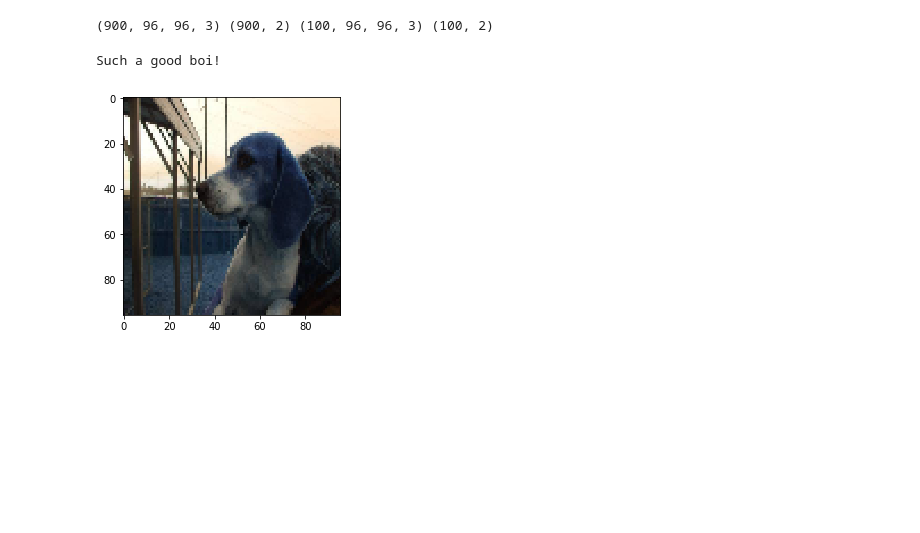
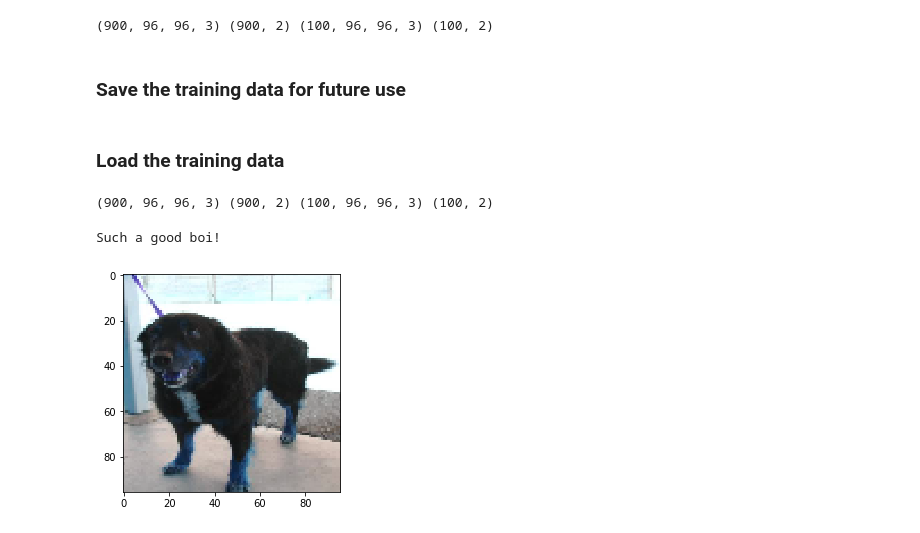
Before and after one commit to hasibzunair/whats-image-classifcation-really, a Jupyter notebook: workshop.ipynb, the cells around one changed output. Saved outputs shown, nothing was run; the diff lists cells and outputs as text; code cells hidden in the pictures; blank space fills up the shorter version.

```diff
--- a/workshop.ipynb
+++ b/workshop.ipynb
@@ -87,3 +98,5 @@ x_train, x_test, y_train, y_test = train_test_split(training_images, training_la
 print(x_train.shape, y_train.shape, x_test.shape, y_test.shape)
 # %% [output]
 (900, 96, 96, 3) (900, 2) (100, 96, 96, 3) (100, 2)
+# %% [markdown]
+### Save the training data for future use
@@ -90,6 +108,17 @@ print(x_train.shape, y_train.shape, x_test.shape, y_test.shape)
+# %% [markdown]
+### Load the training data
+# %%
+x_train = np.load("x_train.npy")
+x_test = np.load("x_test.npy")
+y_train = np.load("y_train.npy")
+y_test = np.load("y_test.npy")
+
+print(x_train.shape, y_train.shape, x_test.shape, y_test.shape)
+# %% [output]
+(900, 96, 96, 3) (900, 2) (100, 96, 96, 3) (100, 2)
 # %%
-plt.imshow(x_train[500])
+plt.imshow(x_train[502])
 print("Such a good boi!")
 # %% [output]
 Such a good boi!
-[figure, old version]
+[figure, new version]
```
Also changed, not shown: parts of 11 cells of this notebook, 2 other files.
